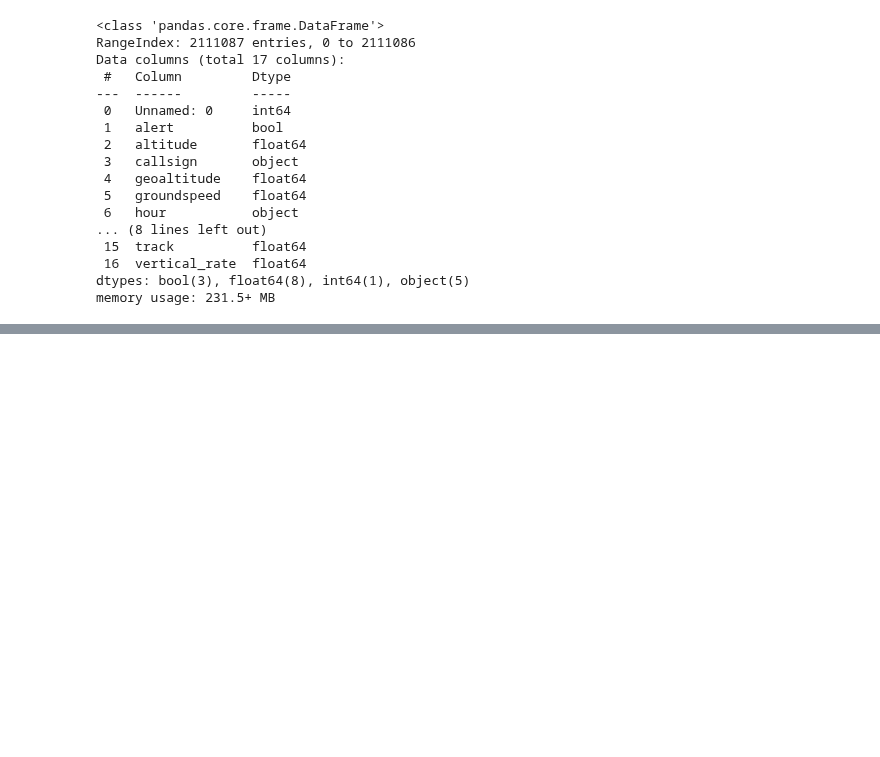
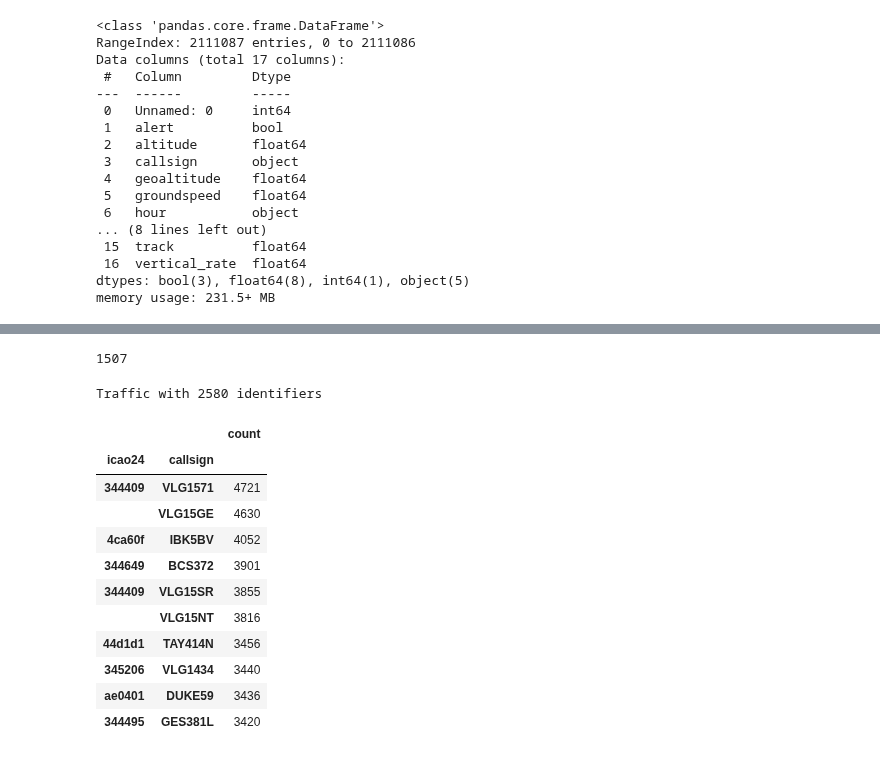
Before and after one commit to jaimebw/tfg, a Jupyter notebook: libros/filtrado_datos.ipynb, the cells around one changed output, grey strips where cells are left out. Cells and saved outputs as stored; diff of their text form; code cells hidden in the pictures; blank space fills up the shorter version.

```diff
--- a/libros/filtrado_datos.ipynb
+++ b/libros/filtrado_datos.ipynb
@@ -54 +89,6 @@ vuelos_prueba.data["altitude"] = vuelos_prueba.data["altitude"].apply(niveldevue
+# %%
+aviones_entierra =  vuelos_prueba.data[vuelos_prueba.data["onground"] == True].index
+aviones_debajosector = vuelos_prueba.data[vuelos_prueba.data["FL"] <= 345].index
+vuelos_prueba.data.drop(aviones_entierra,inplace = True)
+#dfObj.drop(indexNames , inplace=True)
 # %%
@@ -65,0 +114,23 @@ vuelos_prueba.data.describe()
+# %%
+aviones_debajosector = vuelos_prueba.data[vuelos_prueba.data["FL"] <= 345].index
+vuelos_prueba.data.drop(aviones_debajosector,inplace = True)
+# %%
+vuelos_prueba.data["callsign"].nunique()
+# %% [output]
+1507
+# %%
+vuelos_prueba
+# %% [output]
+Traffic with 2580 identifiers
+|  |  | count |
+| icao24 | callsign |  |
+| 344409 | VLG1571 | 4721 |
+|  | VLG15GE | 4630 |
+| 4ca60f | IBK5BV | 4052 |
+| 344649 | BCS372 | 3901 |
+| 344409 | VLG15SR | 3855 |
+|  | VLG15NT | 3816 |
+| 44d1d1 | TAY414N | 3456 |
+| 345206 | VLG1434 | 3440 |
+| ae0401 | DUKE59 | 3436 |
+| 344495 | GES381L | 3420 |
```
Also changed, not shown: parts of 10 cells of this notebook.
